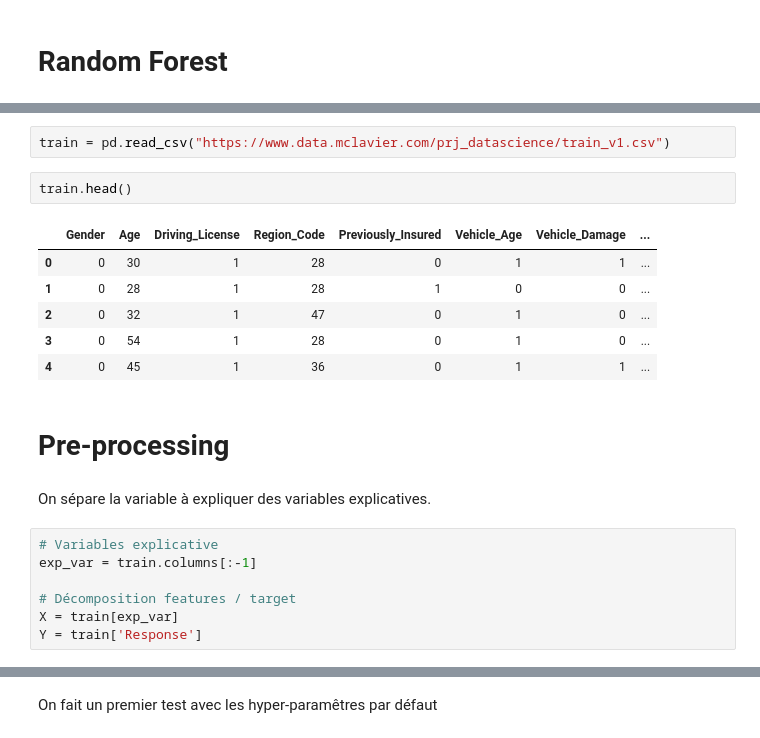
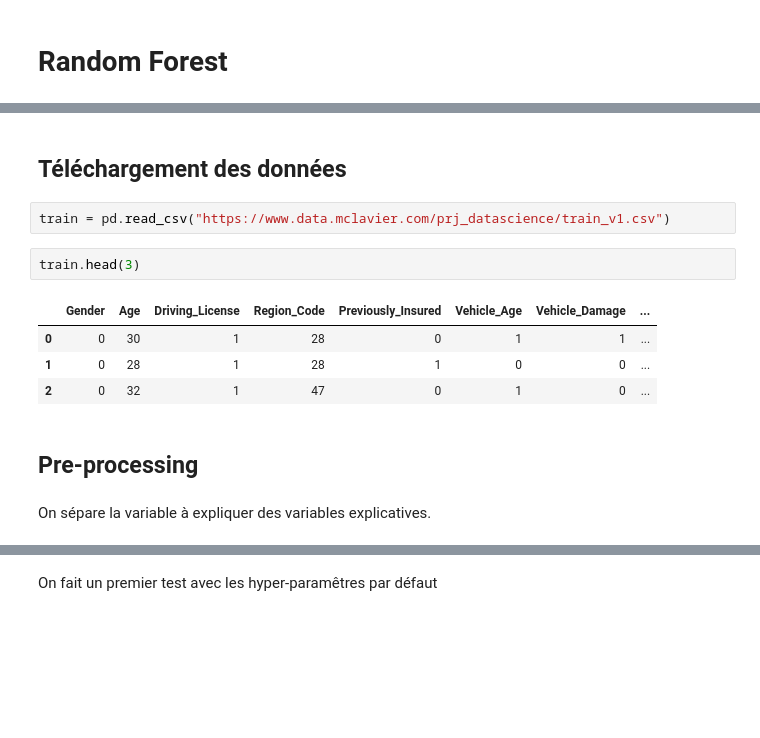
Before and after one commit to claviermathieu/ISFA-prj-datascience, a Jupyter notebook: book/docs/4_modeles/44_rf.ipynb, the cells around one changed output, grey strips where cells are left out. Drawn from its saved outputs; the diff is of its cells as text; blank space fills up the shorter version.

```diff
--- a/book/docs/4_modeles/44_rf.ipynb
+++ b/book/docs/4_modeles/44_rf.ipynb
@@ -44,22 +36,15 @@ def result_model(model,X,Y) :
+# %% [markdown]
+## Téléchargement des données
 # %%
 train = pd.read_csv("https://www.data.mclavier.com/prj_datascience/train_v1.csv")
 # %%
-train.head()
+train.head(3)
 # %% [output]
 |  | Gender | Age | Driving_License | Region_Code | Previously_Insured | Vehicle_Age | Vehicle_Damage | ... |
 | 0 | 0 | 30 | 1 | 28 | 0 | 1 | 1 | ... |
 | 1 | 0 | 28 | 1 | 28 | 1 | 0 | 0 | ... |
 | 2 | 0 | 32 | 1 | 47 | 0 | 1 | 0 | ... |
-| 3 | 0 | 54 | 1 | 28 | 0 | 1 | 0 | ... |
-| 4 | 0 | 45 | 1 | 36 | 0 | 1 | 1 | ... |
 # %% [markdown]
-# Pre-processing
+## Pre-processing
 # %% [markdown]
 On sépare la variable à expliquer des variables explicatives.
-# %%
-# Variables explicative
-exp_var = train.columns[:-1]
-
-# Décomposition features / target
-X = train[exp_var]
-Y = train['Response']
```
Also changed, not shown: parts of 64 cells of this notebook, 53 other files.
